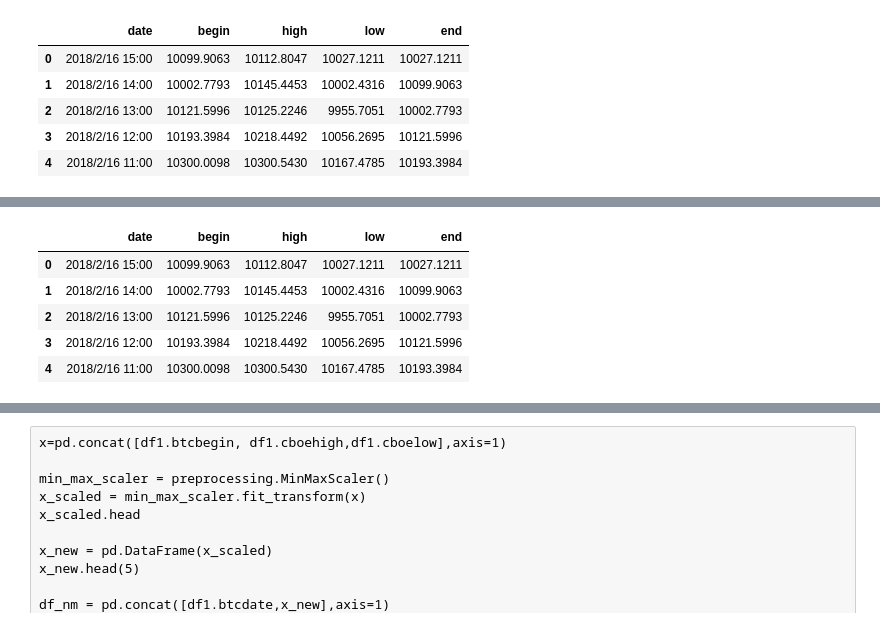
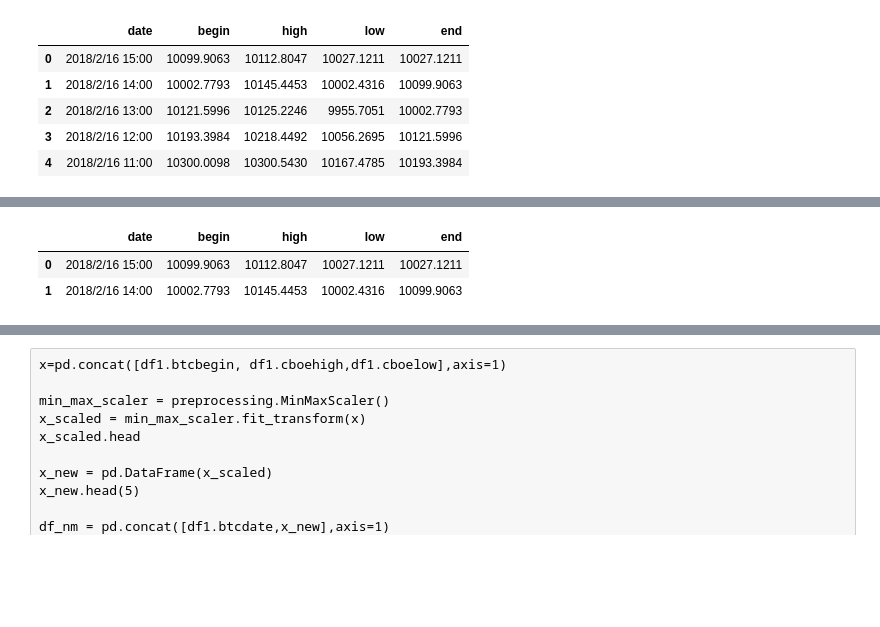
Before and after one commit to wanghaidong1972/predicttest, a Jupyter notebook: testcsv.ipynb, the cells around one changed output, grey strips where cells are left out. Cells and saved outputs as stored; diff of their text form; code cells hidden in the pictures; blank space fills up the shorter version.

```diff
--- a/testcsv.ipynb
+++ b/testcsv.ipynb
@@ -40,14 +33,11 @@ Name: date, dtype: datetime64[ns]
 # %%
 dataNormal.begin.pct_change().fillna(0.0)*100
-dataNormal.head(5)
+dataNormal.head(2)
 #(dataNormal['high']-dataNormal['low'])/dataNormal['begin']*100.head(5)
 # %% [output]
 |  | date | begin | high | low | end |
 | 0 | 2018/2/16 15:00 | 10099.9063 | 10112.8047 | 10027.1211 | 10027.1211 |
 | 1 | 2018/2/16 14:00 | 10002.7793 | 10145.4453 | 10002.4316 | 10099.9063 |
-| 2 | 2018/2/16 13:00 | 10121.5996 | 10125.2246 | 9955.7051 | 10002.7793 |
-| 3 | 2018/2/16 12:00 | 10193.3984 | 10218.4492 | 10056.2695 | 10121.5996 |
-| 4 | 2018/2/16 11:00 | 10300.0098 | 10300.5430 | 10167.4785 | 10193.3984 |
 # %%
 df1 = pd.read_csv('interpolation.csv',parse_dates=True,date_parser=my_parser)
 df1.tail()
```
Also changed, not shown: parts of 7 cells of this notebook.
